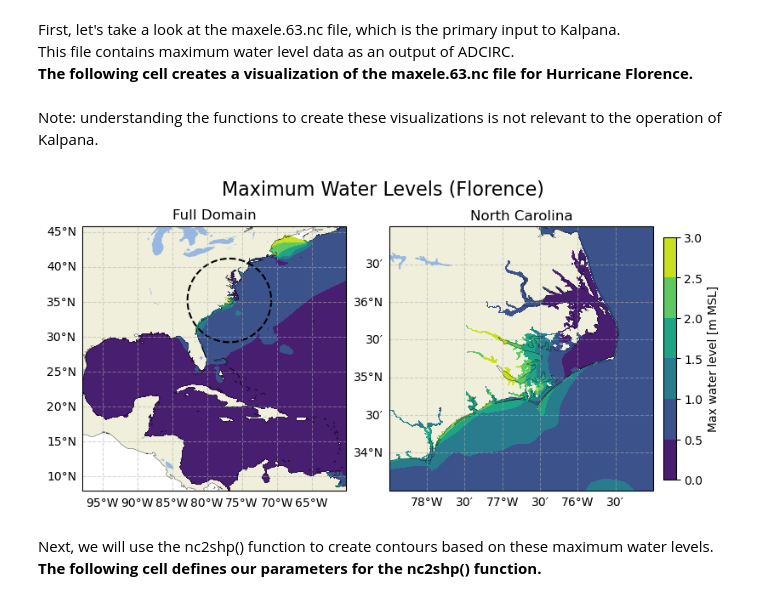
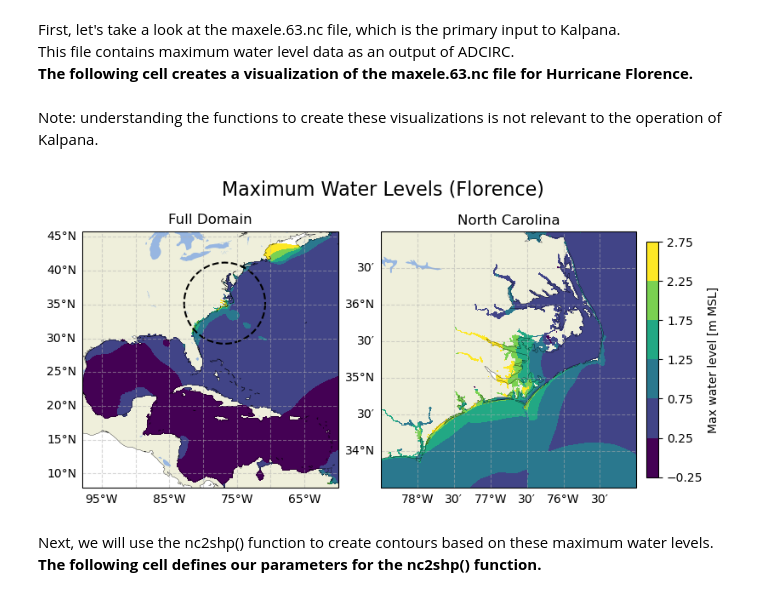
Before and after one commit to tomas19/kalpana_v2, a Jupyter notebook: examples/export_example02.ipynb, the cells around one changed output. Saved outputs shown, nothing was run; the diff lists cells and outputs as text; code cells hidden in the pictures.

```diff
--- a/examples/export_example02.ipynb
+++ b/examples/export_example02.ipynb
@@ -30,10 +30,15 @@ This file contains maximum water level data as an output of ADCIRC. <br>
 # %%
 #plot the maximum water levels from a given maxele.63.nc file
 #understanding these functions to create visualizations is not relevant to the operation of Kalpana
 
-plot_maxele(r'C:/Users/brand/Documents/Coastal/Kalpana/inputs/NC9_maxele.63.nc', np.arange(0, 3.5, 0.5))
+## path to netcdf file
+nc = r'C:/Users/brand/Documents/Coastal/Kalpana/inputs/NC9_maxele.63.nc'
+## flooding levels to plot: min, max, step. creates 0.5 meter bins around each level
+levels = [0, 3, 0.5]
+
+plot_maxele(nc, levels)
 # %% [output]
-[figure, old version]
+[figure, new version]
 # %% [markdown]
 Next, we will use the nc2shp() function to create contours based on these maximum water levels. <br>
 **The following cell defines our parameters for the nc2shp() function.**
```
Also changed, not shown: parts of 5 cells of this notebook, 4 other files.
